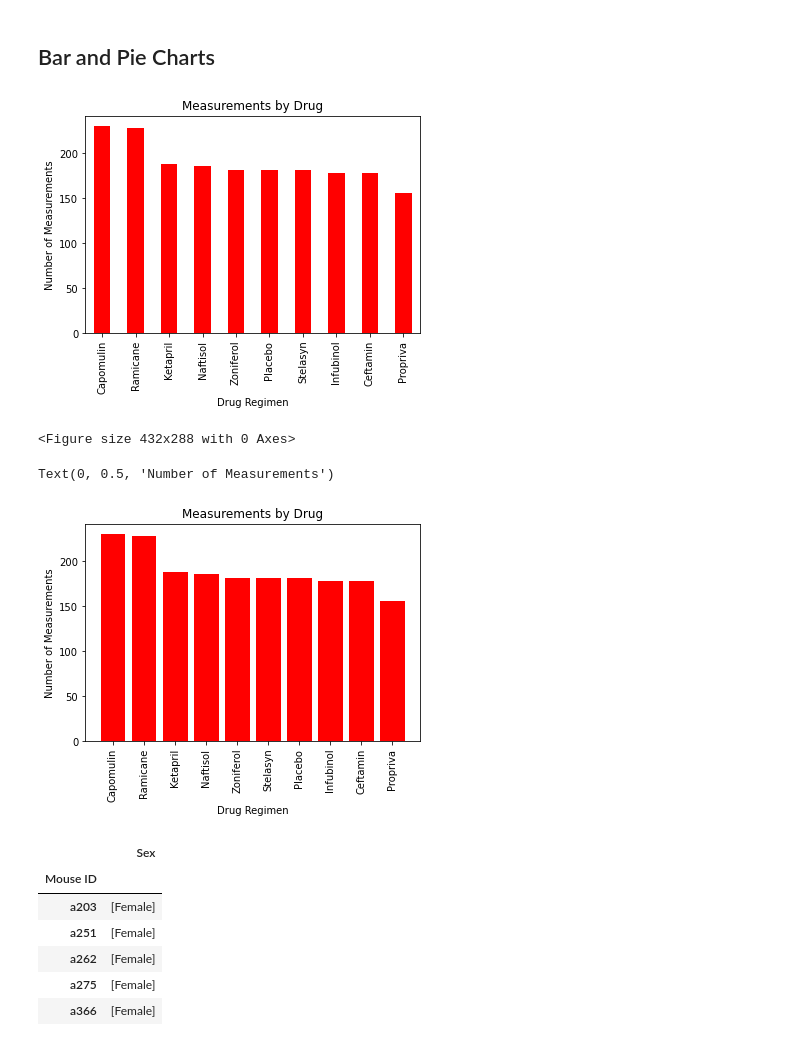
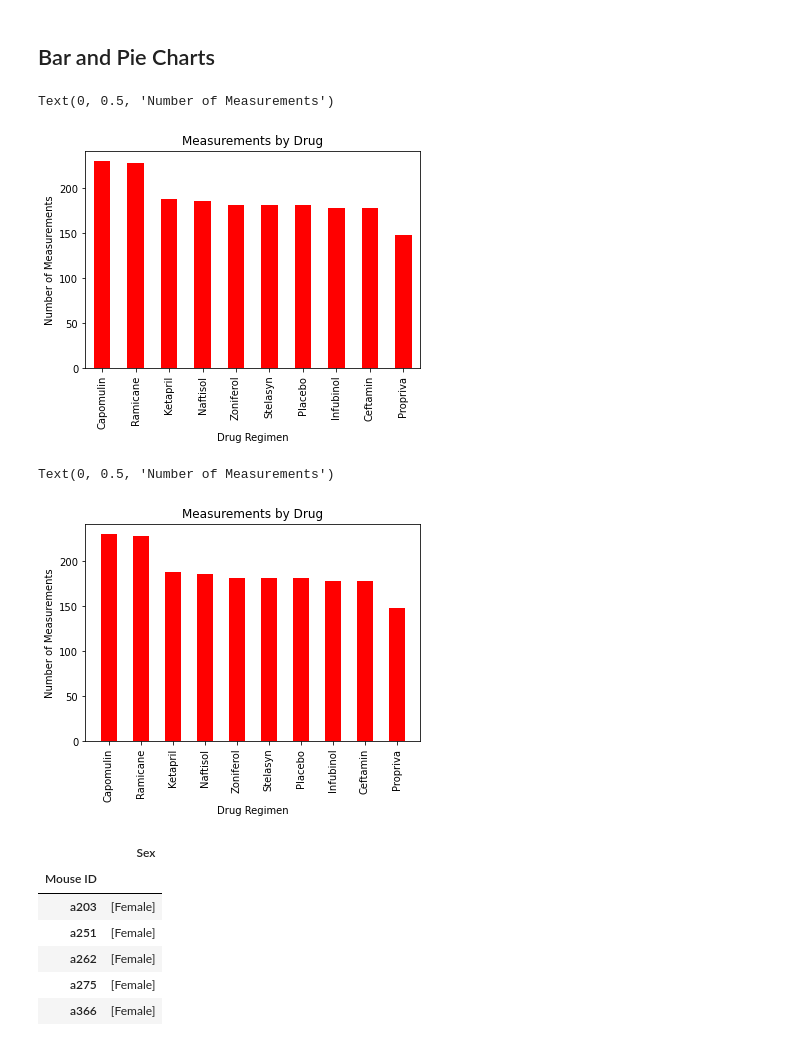
Before and after one commit to ShaeStringerJones/Matplotlib-Homework, a Jupyter notebook: Pymaceuticals/pymaceuticals_starter.ipynb, the cells around one changed output. Cells and saved outputs as stored; diff of their text form; code cells hidden in the pictures.

```diff
--- a/Pymaceuticals/pymaceuticals_starter.ipynb
+++ b/Pymaceuticals/pymaceuticals_starter.ipynb
@@ -16,8 +21,8 @@ mouse_metadata_df = pd.DataFrame(mouse_metadata)
 
 study_results_df = pd.DataFrame(study_results)
 
-mice_merged_df = pd.merge(mouse_metadata_df,study_results_df, on = "Mouse ID" , how = "inner")
-mice_merged_df.head()
+mice_merged_df = pd.merge(mouse_metadata_df,study_results_df, on = "Mouse ID" , how = "outer")
+mice_merged_df
 # %% [output]
 |  | Mouse ID | Drug Regimen | Sex | Age_months | Weight (g) | Timepoint | Tumor Volume (mm3) | ... |
 | 0 | k403 | Ramicane | Male | 21 | 16 | 0 | 45.000000 | ... |
@@ -30,3 +42,6 @@ total_mice = len(mice_merged_df['Mouse ID'].unique())
 total_mice
 # %% [output]
 249
+# %%
+dup_mouse = mice_merged_df.loc[mice_merged_df.duplicated(subset = ['Mouse ID','Timepoint']), 'Mouse ID'].unique()
+dup_mouse
@@ -33,5 +50,5 @@ total_mice
 # %%
-duplicate_count = mice_merged_df[mice_merged_df.duplicated(['Mouse ID','Timepoint'], keep=False)]
-duplicate_count
+clean_df = mice_merged_df[mice_merged_df["Mouse ID"].isin(dup_mouse)== False]
+clean_df
 # %% [output]
 |  | Mouse ID | Drug Regimen | Sex | Age_months | Weight (g) | Timepoint | Tumor Volume (mm3) | ... |
@@ -104,31 +88,28 @@ drug_stats_summary.head()
 # %% [markdown]
 ## Bar and Pie Charts
 # %%
-drug_totals = mice_merged_clean_df['Drug Regimen'].value_counts()
-drug_totals.plot(kind="bar",facecolor='red')
+drug_totals = clean_df['Drug Regimen'].value_counts()
+drug_totals.plot(kind="bar",facecolor='red',width=.5, title="Measurements by Drug", x="Drug Regimen", y="Number of Measurements")
 
-plt.title("Measurements by Drug")
+
 plt.xlabel("Drug Regimen")
 plt.ylabel("Number of Measurements")
-
-plt.show()
-plt.tight_layout()
 # %% [output]
+Text(0, 0.5, 'Number of Measurements')
-[figure, old version]
+[figure, new version]
-<Figure size 432x288 with 0 Axes>
 # %%
-drug_names = mice_merged_clean_df['Drug Regimen'].unique()
+drug_names = clean_df['Drug Regimen'].unique()
 DrugNames = drug_names
 DrugTotals = drug_totals
 x_axis = np.arange(len(DrugTotals))
-plt.bar(x_axis, DrugTotals, color="r", align="center")
+plt.bar(x_axis, DrugTotals, color="r", align="center", width=.5)
 tick_locations = [value for value in x_axis]
 plt.xticks(tick_locations, DrugNames,rotation='vertical')
 plt.xticks(tick_locations, ['Capomulin', 'Ramicane', 'Ketapril', 'Naftisol','Zoniferol', 'Stelasyn', 'Placebo', 'Infubinol', 'Ceftamin', 'Propriva'],  rotation='vertical')
 plt.title("Measurements by Drug")
 plt.xlabel("Drug Regimen")
 plt.ylabel("Number of Measurements")
 # %% [output]
 Text(0, 0.5, 'Number of Measurements')
-[figure, old version]
+[figure, new version]
 # %%
```
Also changed, not shown: parts of 15 cells of this notebook.
